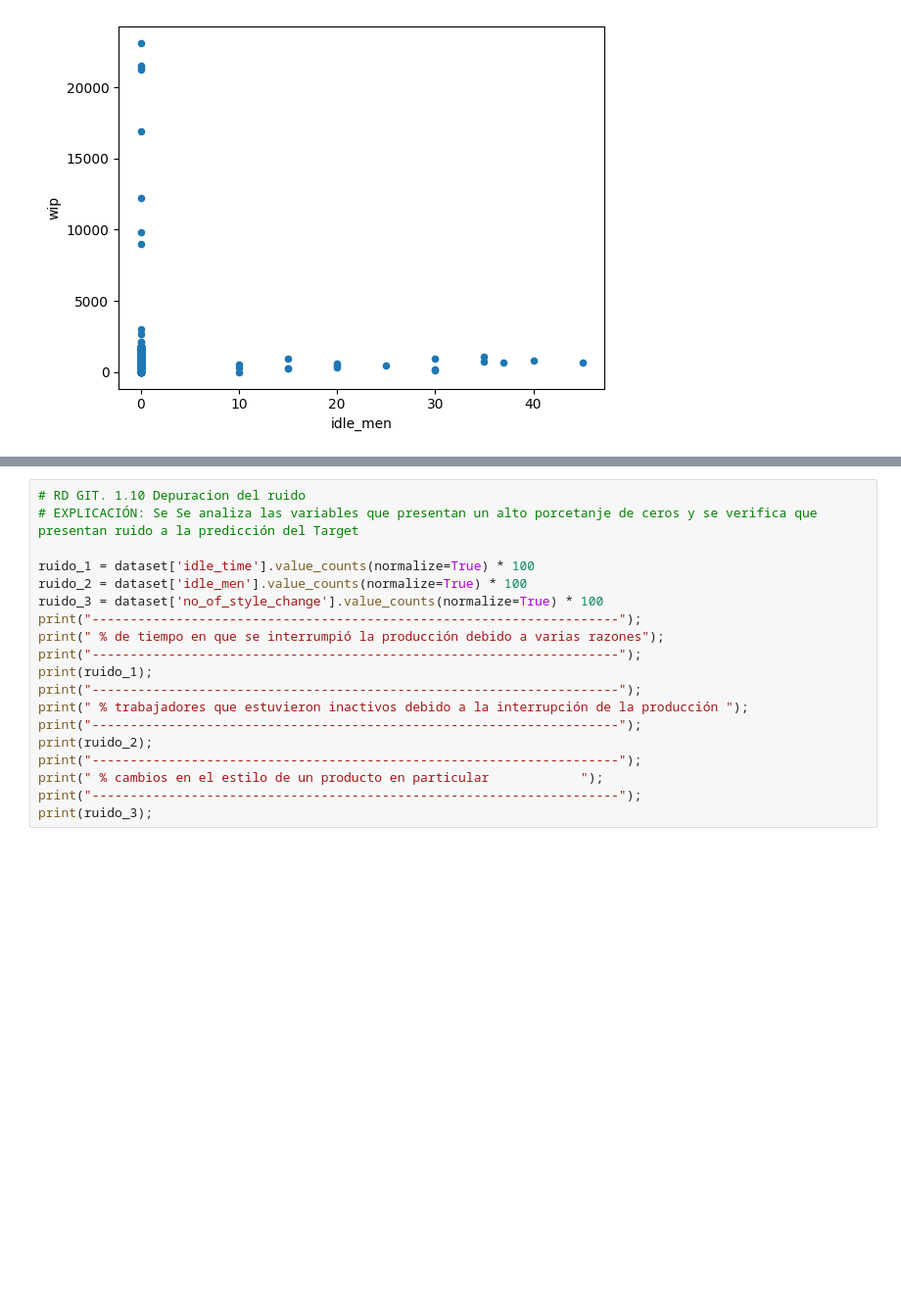
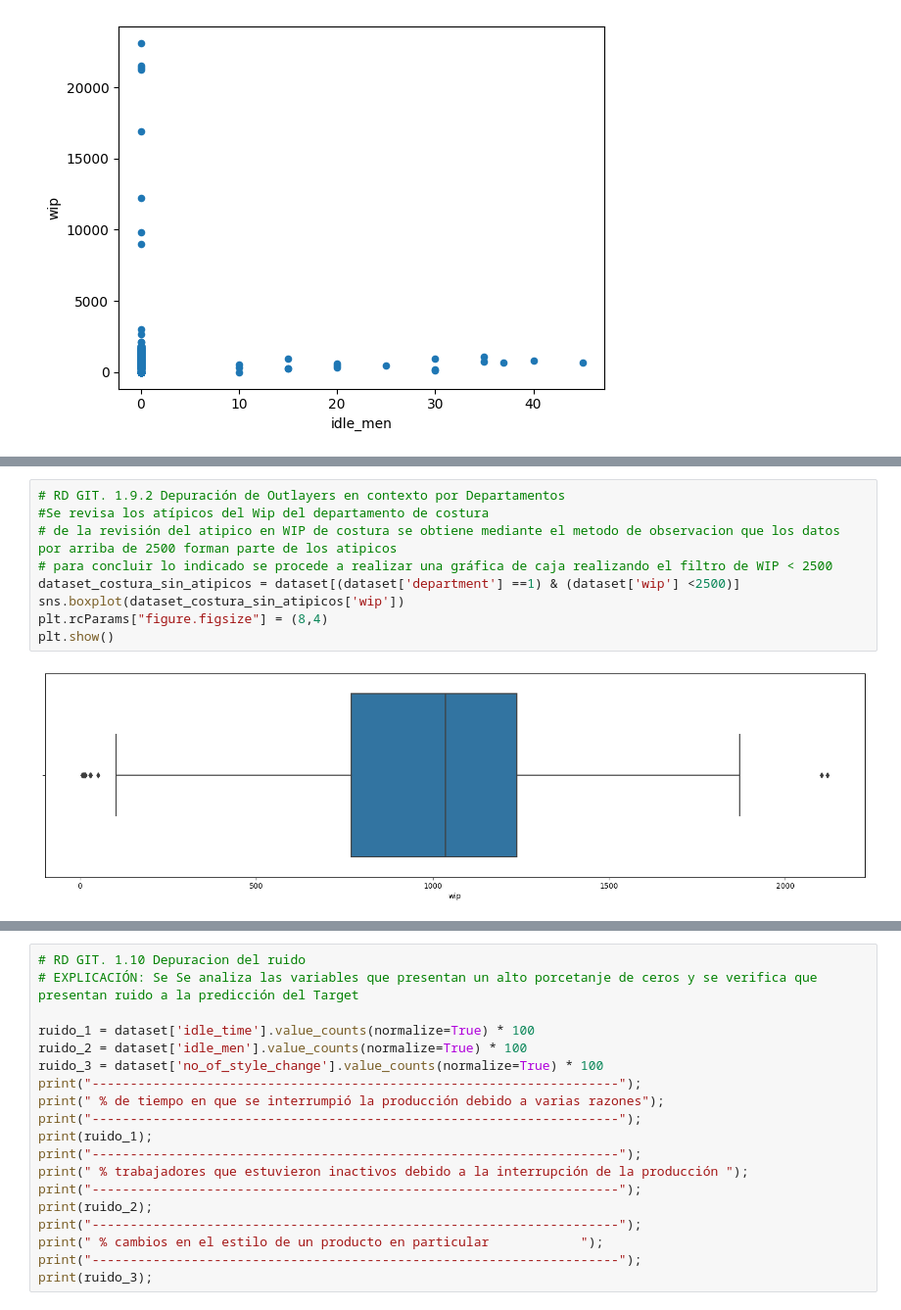
Before and after one commit to darwinpadilla/Grupo_Productivity_Prediction, a Jupyter notebook: Grupo_Productivity_Prediction.ipynb, the cells around one changed output, grey strips where cells are left out. Shown at 98% size. Drawn from its saved outputs; the diff is of its cells as text; blank space fills up the shorter version.

```diff
--- a/Grupo_Productivity_Prediction.ipynb
+++ b/Grupo_Productivity_Prediction.ipynb
@@ -826,0 +843,11 @@ dfR14.plot.scatter(x="idle_men", y="wip", alpha=1)
+# %%
+# RD GIT. 1.9.2 Depuración de Outlayers en contexto por Departamentos
+#Se revisa los atípicos del Wip del departamento de costura
+# de la revisión del atipico en WIP de costura se obtiene mediante el metodo de observacion que los datos por arriba de 2500 forman parte de los atipicos
+# para concluir lo indicado se procede a realizar una gráfica de caja realizando el filtro de WIP < 2500
+dataset_costura_sin_atipicos = dataset[(dataset['department'] ==1) & (dataset['wip'] <2500)]
+sns.boxplot(dataset_costura_sin_atipicos['wip'])
+plt.rcParams["figure.figsize"] = (8,4)
+plt.show()
+# %% [output]
+[figure, added]
```
Also changed, not shown: parts of 13 cells of this notebook.
